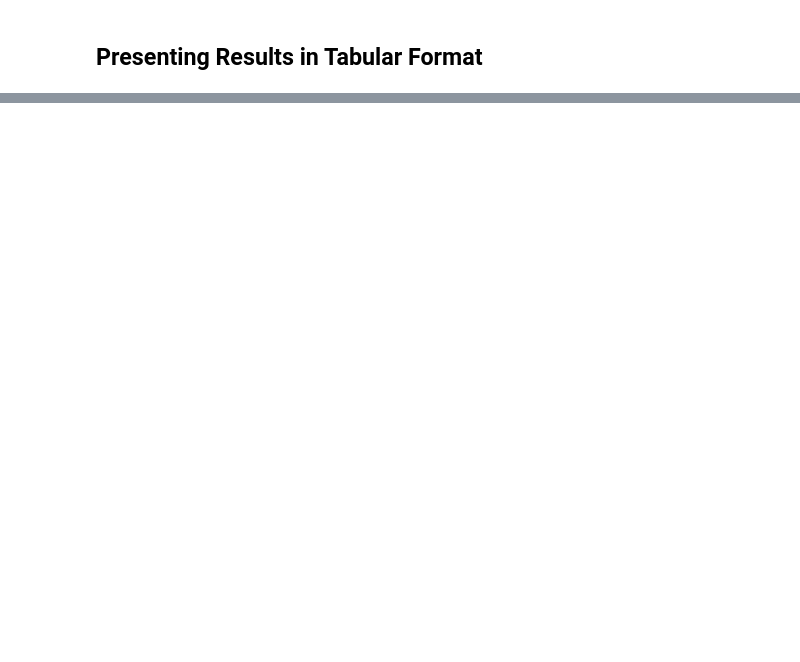
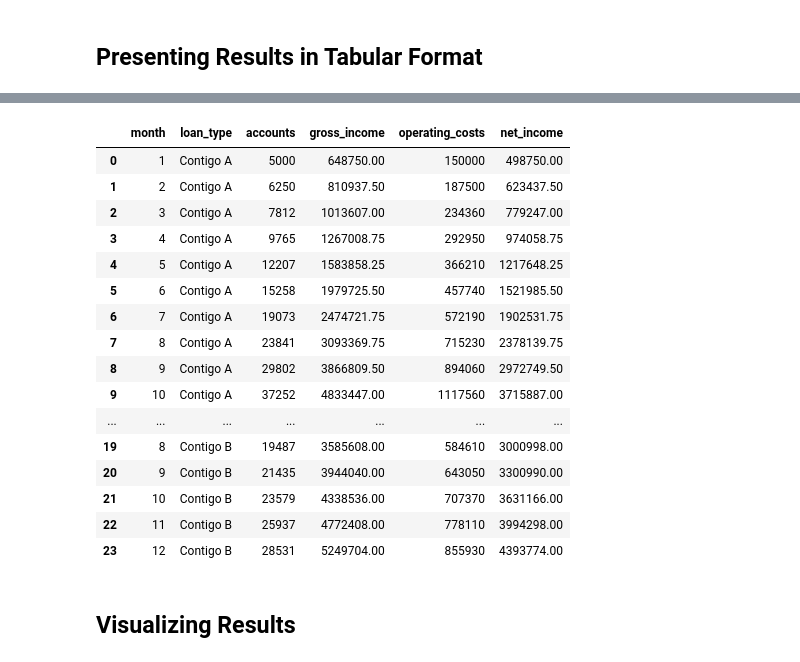
Before and after one commit to mandelbrojt/stori-ba-assessment, a Jupyter notebook: part1-state-of-business-analysis.ipynb, the cells around one changed output, grey strips where cells are left out. Drawn from its saved outputs; the diff is of its cells as text; code cells hidden in the pictures; blank space fills up the shorter version.

Commit message:
Added headings, simplified dataframe for results, and added plotly line plot

```diff
--- a/part1-state-of-business-analysis.ipynb
+++ b/part1-state-of-business-analysis.ipynb
@@ -21,14 +28,14 @@ import pandas as pd
 CA_features = {
     "loan_amount":1000,
     "term":1,
-    "interest_rate":0.15,
-    "delinquency_rate":0.135
+    "ir":0.15,
+    "dq":0.135
 }
 
 # Contigo B loan features
 CB_features = {
     "loan_amount":2000,
     "term":1,
-    "interest_rate":0.1,
-    "delinquency_rate":0.08
+    "ir":0.1,
+    "dq":0.08
 }
@@ -44,0 +64,6 @@ CB_growth_rate_MoM = 0.1
+# %%
+# Monthly gross income per account of Contigo A
+CA_gross_income_pa = CA_features["loan_amount"] * CA_features["term"] * CA_features["ir"] * (1 - CA_features["dq"])
+
+# Monthly gross income per account of Contigo B
+CB_gross_income_pa = CB_features["loan_amount"] * CB_features["term"] * CB_features["ir"] * (1 - CB_features["dq"])
@@ -56,6 +80,0 @@ operation (ignoring taxes) in the next 12 months**.
-# %%
-# Compute the monthly gross income per account for Contigo A
-CA_gross_income_pa = CA_features["loan_amount"]*CA_features["term"]*CA_features["interest_rate"]*(1-CA_features["delinquency_rate"])
-
-# Compute the monthly gross income per account for Contigo B
-CB_gross_income_pa = CB_features["loan_amount"]*CB_features["term"]*CB_features["interest_rate"]*(1-CB_features["delinquency_rate"])
@@ -158,0 +186,16 @@ total_results
+# %%
+# Maps column names to values
+cols_to_values = {
+    "month":np.concatenate((np.arange(1,13), np.arange(1,13))),
+    "loan_type":["Contigo A"] * 12 + ["Contigo B"] * 12,
+    "accounts":np.concatenate((CA_accounts_MoM,CB_accounts_MoM)),
+    "gross_income":np.concatenate((CA_gross_income_MoM,CB_gross_income_MoM)),
+    "operating_costs":np.concatenate((CA_operating_costs_MoM,CB_operating_costs_MoM)),
+    "net_income":np.concatenate((CA_net_income_MoM,CB_net_income_MoM))
+}
+
+# Creates a DataFrame with the results of Contigo loans
+results = pd.DataFrame(cols_to_values)
+
+# Converts loan type column to a categorical data type
+results["loan_type"] = pd.Categorical(results.loan_type)
@@ -158,0 +218,22 @@ total_results
+# %%
+results
+# %% [output]
+|  | month | loan_type | accounts | gross_income | operating_costs | net_income |
+| 0 | 1 | Contigo A | 5000 | 648750.00 | 150000 | 498750.00 |
+| 1 | 2 | Contigo A | 6250 | 810937.50 | 187500 | 623437.50 |
+| 2 | 3 | Contigo A | 7812 | 1013607.00 | 234360 | 779247.00 |
+| 3 | 4 | Contigo A | 9765 | 1267008.75 | 292950 | 974058.75 |
+| 4 | 5 | Contigo A | 12207 | 1583858.25 | 366210 | 1217648.25 |
+| 5 | 6 | Contigo A | 15258 | 1979725.50 | 457740 | 1521985.50 |
+| 6 | 7 | Contigo A | 19073 | 2474721.75 | 572190 | 1902531.75 |
+| 7 | 8 | Contigo A | 23841 | 3093369.75 | 715230 | 2378139.75 |
+| 8 | 9 | Contigo A | 29802 | 3866809.50 | 894060 | 2972749.50 |
+| 9 | 10 | Contigo A | 37252 | 4833447.00 | 1117560 | 3715887.00 |
+| ... | ... | ... | ... | ... | ... | ... |
+| 19 | 8 | Contigo B | 19487 | 3585608.00 | 584610 | 3000998.00 |
+| 20 | 9 | Contigo B | 21435 | 3944040.00 | 643050 | 3300990.00 |
+| 21 | 10 | Contigo B | 23579 | 4338536.00 | 707370 | 3631166.00 |
+| 22 | 11 | Contigo B | 25937 | 4772408.00 | 778110 | 3994298.00 |
+| 23 | 12 | Contigo B | 28531 | 5249704.00 | 855930 | 4393774.00 |
+# %% [markdown]
+## Visualizing Results
```
Also changed, not shown: parts of 53 cells of this notebook.
